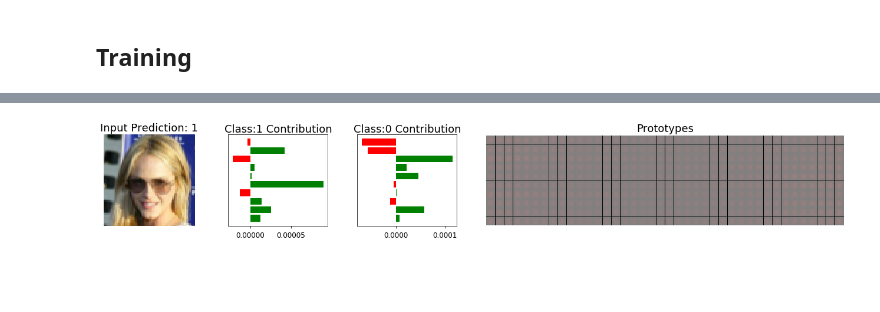
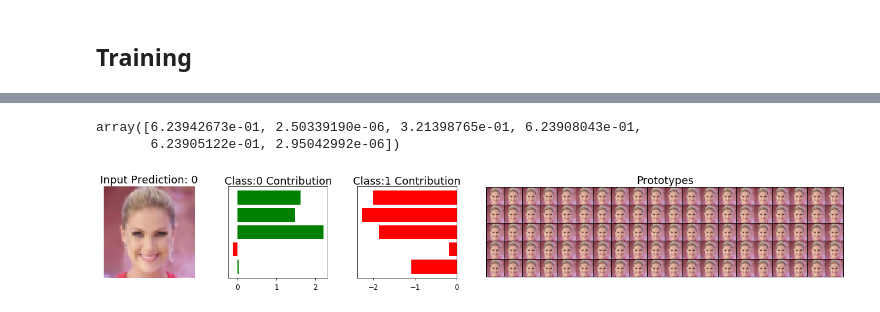
Before and after one commit to AmanDaVinci/DiSENN, a Jupyter notebook: notebooks/02-Train-Baseline-Celeba.ipynb, the cells around one changed output, grey strips where cells are left out. Cells and saved outputs as stored; diff of their text form; code cells hidden in the pictures; blank space fills up the shorter version.

Commit message:
add disenn training baseline

```diff
--- a/notebooks/02-Train-Baseline-Celeba.ipynb
+++ b/notebooks/02-Train-Baseline-Celeba.ipynb
@@ -225,7 +253,7 @@ parameterizer = ConvParameterizer(NUM_CONCEPTS, NUM_CLASS)
 # %%
 aggregator = SumAggregator(NUM_CLASS)
 # %%
-disenn = DiSENN(conceptizer, parameterizer, aggregator)
+disenn = DiSENN(conceptizer, parameterizer, aggregator).to(device)
 # %%
 y_pred, explanation, x_construct = disenn(x)
 # %%
@@ -235,21 +263,20 @@ disenn.explain(x[0], 1, show=True, num_prototypes=40)
 # %% [markdown]
 ## Training
 # %%
-EPOCHS = 1
+EPOCHS = 1000
 BETA = 1
 ROBUST_REG = 1e-4
-PRINT_FREQ = 5
 # %%
 opt = optim.Adam(disenn.parameters())
 disenn.train();
+recorder = []
 # %%
 for epoch in range(EPOCHS):
-    for i, (x, labels) in enumerate(train_dl):
-        x = x.float()
-        labels = labels.long()
+    for i, (x, labels) in enumerate(sample_dl):
+        x = x.to(device)
+        labels = labels.long().to(device)
         opt.zero_grad()
 
-        # track all operations on x for jacobian calculation
         x.requires_grad_(True)
         y_pred, (concepts_dist, relevances), x_reconstruct = disenn(x)
 
@@ -264,12 +291,5 @@ for epoch in range(EPOCHS):
         total_loss = pred_loss + concept_loss + (ROBUST_REG * robustness_loss)
         total_loss.backward()
         opt.step()
-
-        if i % PRINT_FREQ == 0:
-            print(f"EPOCH:{epoch} STEP:{i} \t"
-                  f"Loss: {total_loss:.3f} "
-                  f"Pred Loss: {pred_loss:.3f} "
-                  f"Robust Loss: {robustness_loss:.3f} "
-                  f"Concept Loss: {concept_loss:.3f} "
-                  f"Recon Loss: {recon_loss:.3f} "
-                  f"KL Div: {kl_div:.5f}")
+        recorder.append([total_loss.item(), pred_loss.item(), robustness_loss.item(),
+                         concept_loss.item(), recon_loss.item(), kl_div.item()])
@@ -281,4 +312,9 @@ KeyboardInterrupt:
+# %%
+recorder[-1]
+# %% [output]
+array([6.23942673e-01, 2.50339190e-06, 3.21398765e-01, 6.23908043e-01,
+       6.23905122e-01, 2.95042992e-06])
 # %%
-disenn.explain(x[5].detach(), 0, show=True, num_prototypes=40)
+disenn.explain(x[0].detach(), 1, show=True, num_prototypes=20)
 # %% [output]
-[figure, old version]
+[figure, new version]
```
Also changed, not shown: parts of 41 cells of this notebook.
